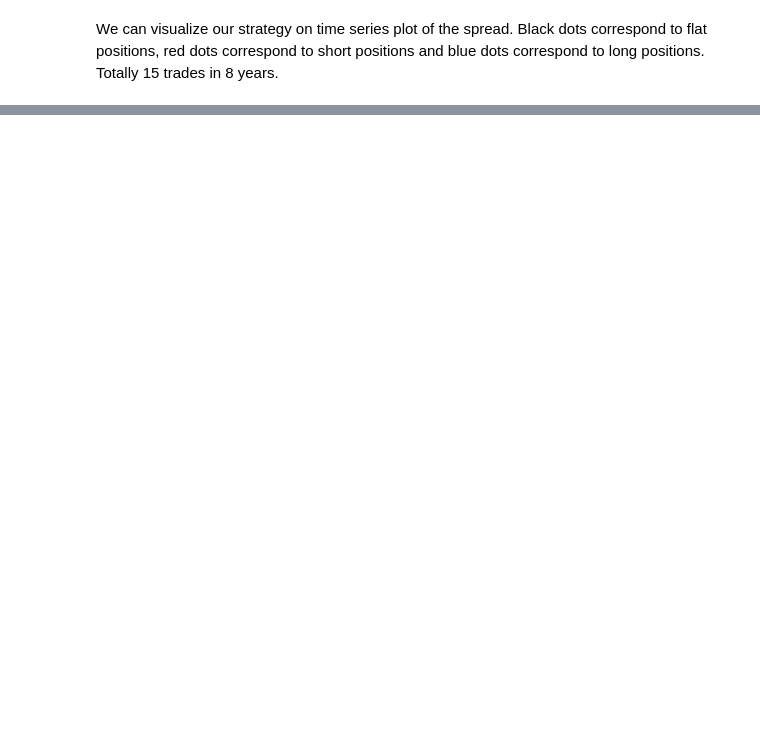
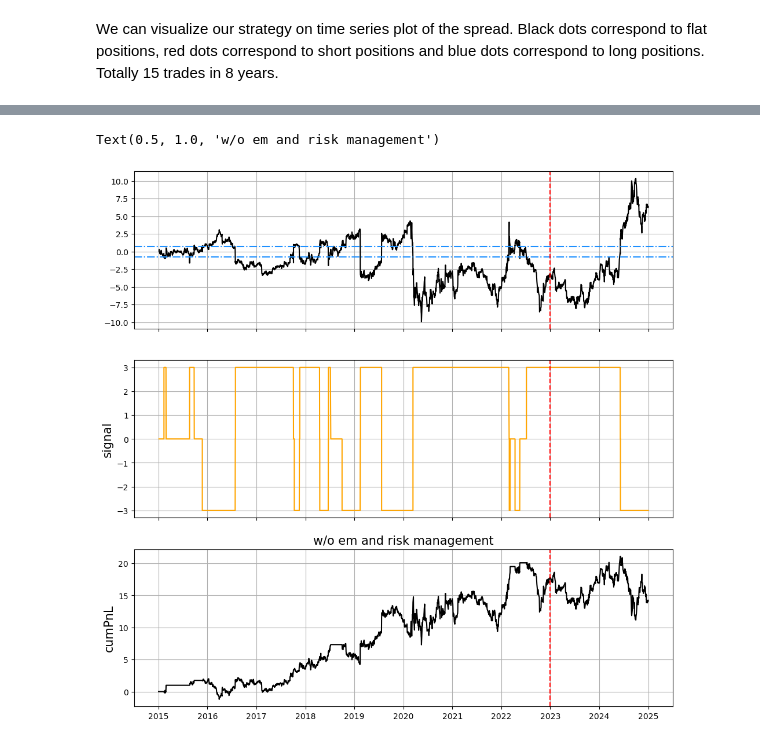
Before and after one commit to std92050/fin_math_110021515, a Jupyter notebook: strategy/mean reversion.ipynb, the cells around one changed output, grey strips where cells are left out. Cells and saved outputs as stored; diff of their text form; code cells hidden in the pictures; blank space fills up the shorter version.

```diff
--- a/strategy/mean reversion.ipynb
+++ b/strategy/mean reversion.ipynb
@@ -331,0 +541,9 @@ plt.plot(data_2025['cumR'])
+# %%
+df_kf_noem= data.copy()
+mu,beta = kf(df_kf_noem,['KO','PEP'],separation_time=datetime(2026,1,1),em=False)
+df_kf_noem,mu,U,L = pair_trading(mu,beta,df_kf_noem,['KO','PEP'],
+                          separation_time=datetime(2023,1,1),width=1,plot=True)
+plt.title(r'w/o em and risk management',fontsize=15)
+# %% [output]
+Text(0.5, 1.0, 'w/o em and risk management')
+[figure, added]
```
Also changed, not shown: parts of 71 cells of this notebook, 2 other files.
